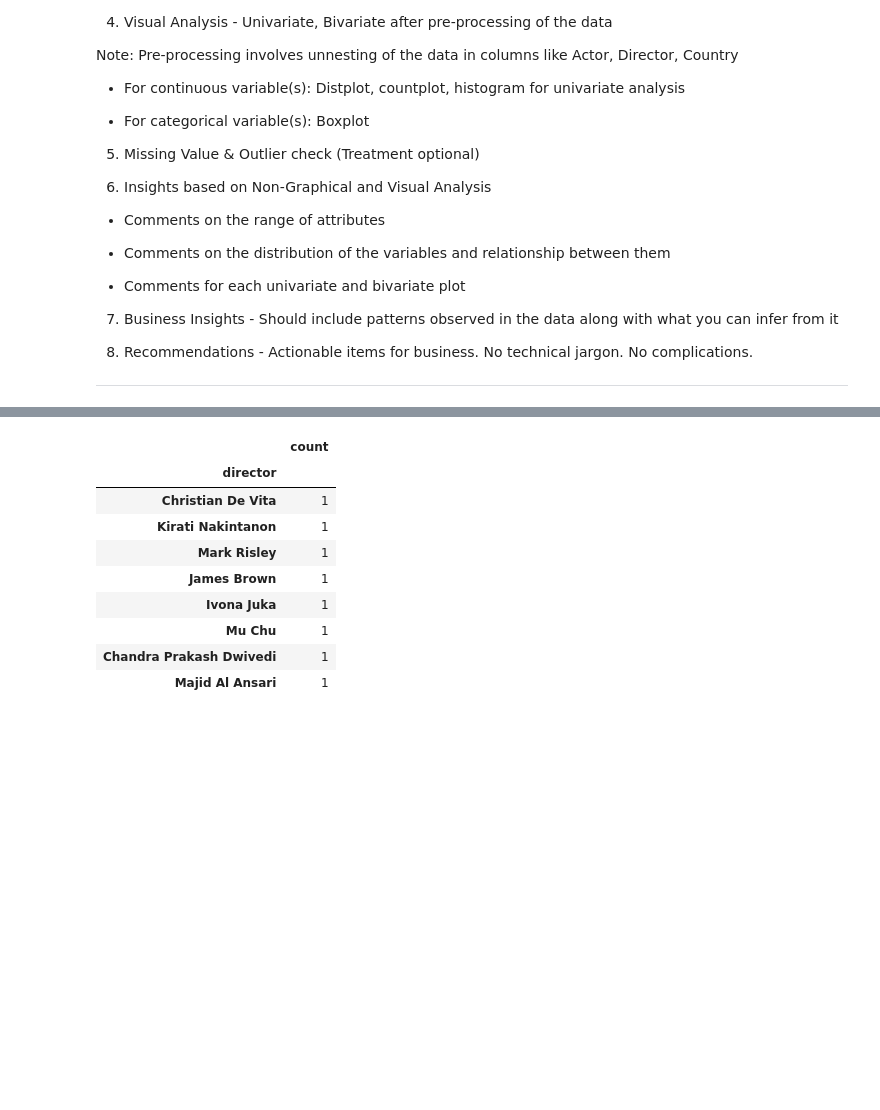
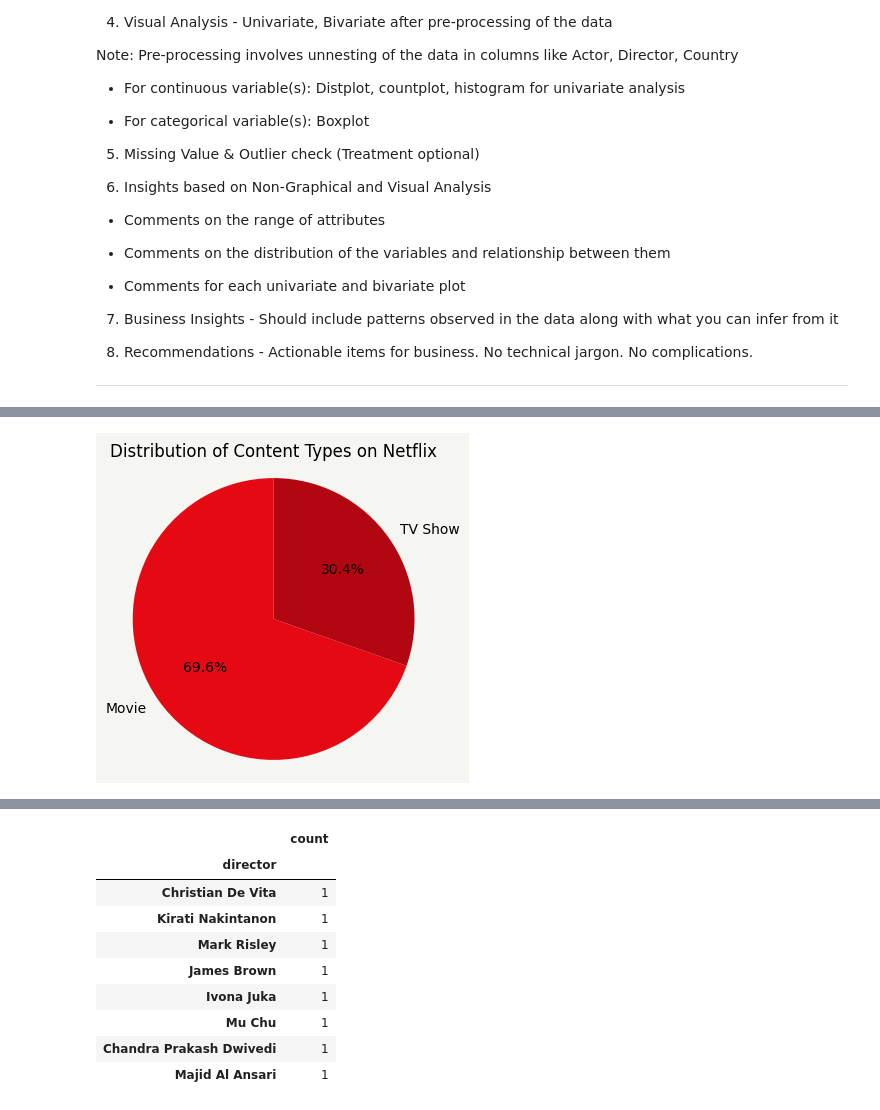
Before and after one commit to RichaGaharwar/Exploratory-Data-Analysis-Netflix-, a Jupyter notebook: Netflix_EDA.ipynb, the cells around one changed output, grey strips where cells are left out. Drawn from its saved outputs; the diff is of its cells as text; code cells hidden in the pictures; blank space fills up the shorter version.

```diff
--- a/Netflix_EDA.ipynb
+++ b/Netflix_EDA.ipynb
@@ -134,0 +298,9 @@ netflix.head()
+# %%
+content_type_counts = netflix['type'].value_counts()
+plt.figure(figsize = (4,4), facecolor='#f5f5f1')
+plt.pie(content_type_counts, labels = content_type_counts.index, autopct= "%1.1f%%", startangle = 90, colors = ['#E50914', '#B20710'])
+plt.title("Distribution of Content Types on Netflix")
+plt.axis("equal")
+plt.show()
+# %% [output]
+[figure, added]
```
Also changed, not shown: parts of 75 cells of this notebook.
